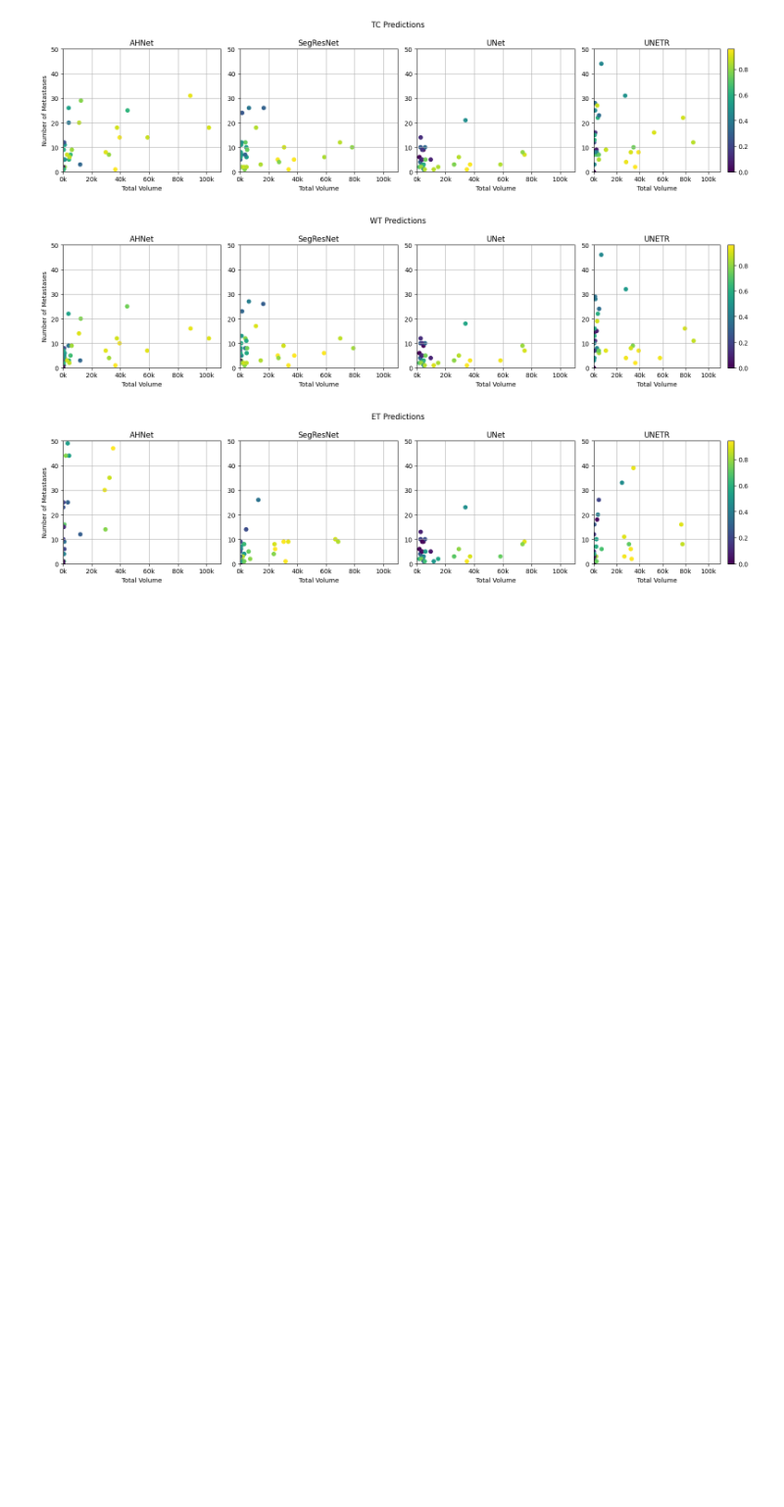
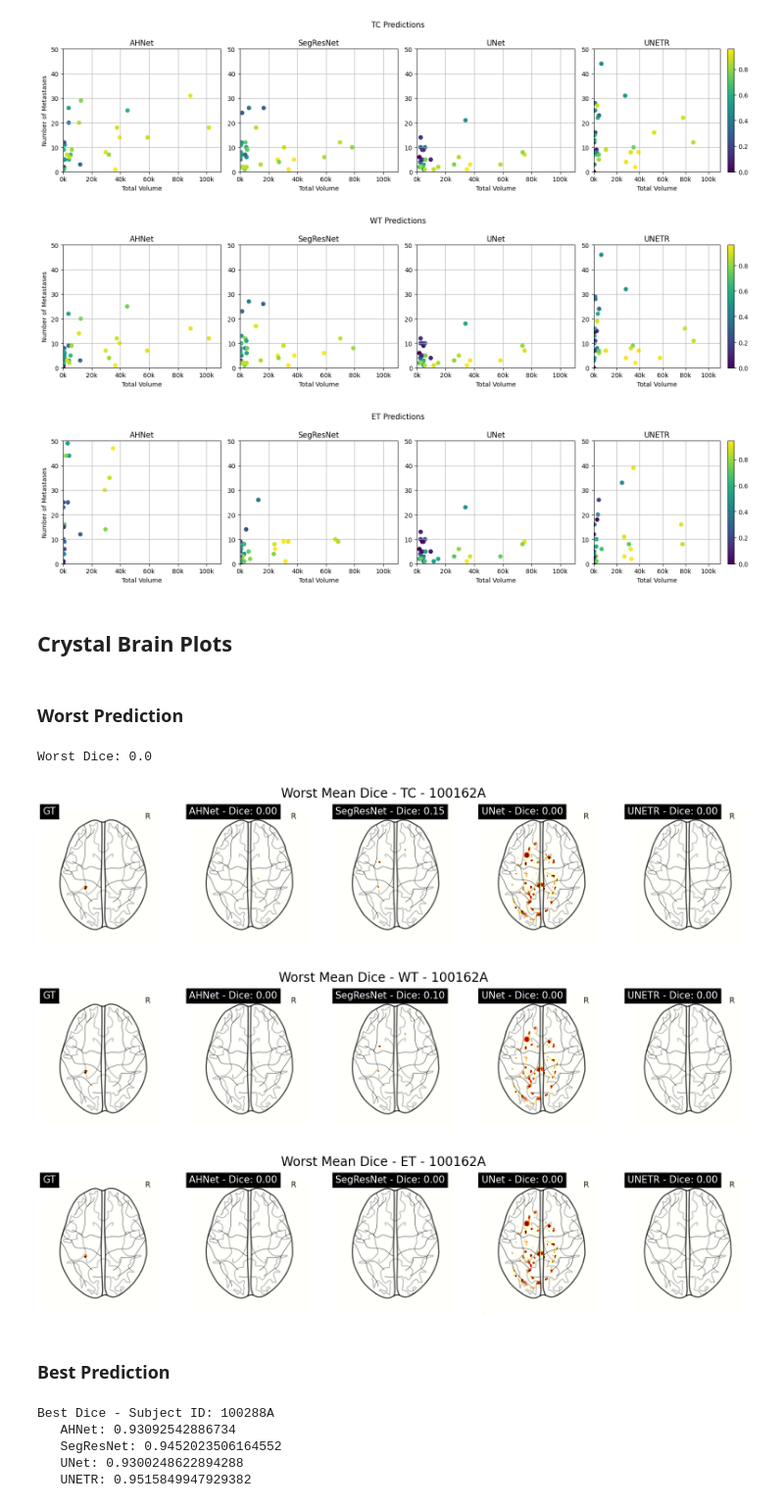
Before and after one commit to NachoGV/Semantic-Segmentation-of-Brain-Metastases-in-MRI-Scans, a Jupyter notebook: results_analysis.ipynb, the cells around one changed output. Shown at 98% size. Drawn from its saved outputs; the diff is of its cells as text; code cells hidden in the pictures; blank space fills up the shorter version.

Commit message:
Added new glass brain plots
Added new Transforms function to convert segmentations into the MNI space, the one required by the glass brain plots function

```diff
--- a/results_analysis.ipynb
+++ b/results_analysis.ipynb
@@ -19,0 +44,22 @@ for model in os.listdir('outputs'):
+# %%
+# Print Hight and lowest mean dice and Subject ID
+for i, model in enumerate(scores.keys()):
+
+		min_id = scores[model]['test'][f'Dice'].idxmin()
+		min_sub = scores[model]['test'].iloc[min_id]['SubjectID']
+
+		max_id = scores[model]['test'][f'Dice'].idxmax()
+		max_sub = scores[model]['test'].iloc[max_id]['SubjectID']
+
+		id_1 = 1
+		sub_1 = scores[model]['test'].iloc[id_1]['SubjectID']
+
+		id_2 = 3
+		sub_2 = scores[model]['test'].iloc[id_2]['SubjectID']
+
+		print(f"Model: {model}\n"
+			  f"  Lowest Mean Dice: {scores[model]['test'].iloc[min_id]['Dice']} - Subject ID: {min_sub}\n"
+			  f"  Highest Mean Dice: {scores[model]['test'].iloc[max_id]['Dice']} - Subject ID: {max_sub}\n"
+			  f"  Rand 1: {scores[model]['test'].iloc[id_1]['Dice']} - Subject ID: {sub_1}\n"
+			  f"  Rand 2: {scores[model]['test'].iloc[id_2]['Dice']} - Subject ID: {sub_2}\n"
+			  f"-----------------------------------------")
@@ -162,3 +272,43 @@ for channel in channels:
 [figure]
 [figure]
 [figure]
+# %% [markdown]
+## Crystal Brain Plots
+# %% [markdown]
+### Worst Prediction
+# %%
+# Worst Dice
+print(f"Worst Dice: {scores['AHNet']['test'][scores['AHNet']['test']['SubjectID'] == wrost_pred]['Dice'].values[0]}")
+# %% [output]
+Worst Dice: 0.0
+# %%
+# Plot
+for i, channel in enumerate(channels):
+	fig, axes = plt.subplots(1, 5, figsize=(20, 4))
+	for j, model in enumerate(worst_images.keys()):
+		if model == 'GT':
+			plot_glass_brain(worst_images[model][i], axes=axes[j], title=f"{model}", display_mode='z')
+		else:
+			score = scores[model]['test'][scores[model]['test']['SubjectID'] == wrost_pred][f'Dice {channel}'].values[0]
+			plot_glass_brain(worst_images[model][i], axes=axes[j], title=f"{model} - Dice: {score:.2f}", display_mode='z')
+	plt.suptitle(f"Worst Mean Dice - {channel} - {wrost_pred}", fontsize=20)
+	plt.show()
+# %% [output]
+[figure, added]
+[figure, added]
+[figure, added]
+# %% [markdown]
+### Best Prediction
+# %%
+# Best Dice
+print(f"Best Dice - Subject ID: {best_pred}\n"
+      f"   AHNet: {scores['AHNet']['test'][scores['AHNet']['test']['SubjectID'] == best_pred]['Dice'].values[0]}\n"
+      f"   SegResNet: {scores['SegResNet']['test'][scores['SegResNet']['test']['SubjectID'] == best_pred]['Dice'].values[0]}\n"
+      f"   UNet: {scores['UNet']['test'][scores['UNet']['test']['SubjectID'] == best_pred]['Dice'].values[0]}\n"
+      f"   UNETR: {scores['UNETR']['test'][scores['UNETR']['test']['SubjectID'] == best_pred]['Dice'].values[0]}")
+# %% [output]
+Best Dice - Subject ID: 100288A
+   AHNet: 0.93092542886734
+   SegResNet: 0.9452023506164552
+   UNet: 0.9300248622894288
+   UNETR: 0.9515849947929382
```
Also changed, not shown: parts of 13 cells of this notebook, 1 other file.
